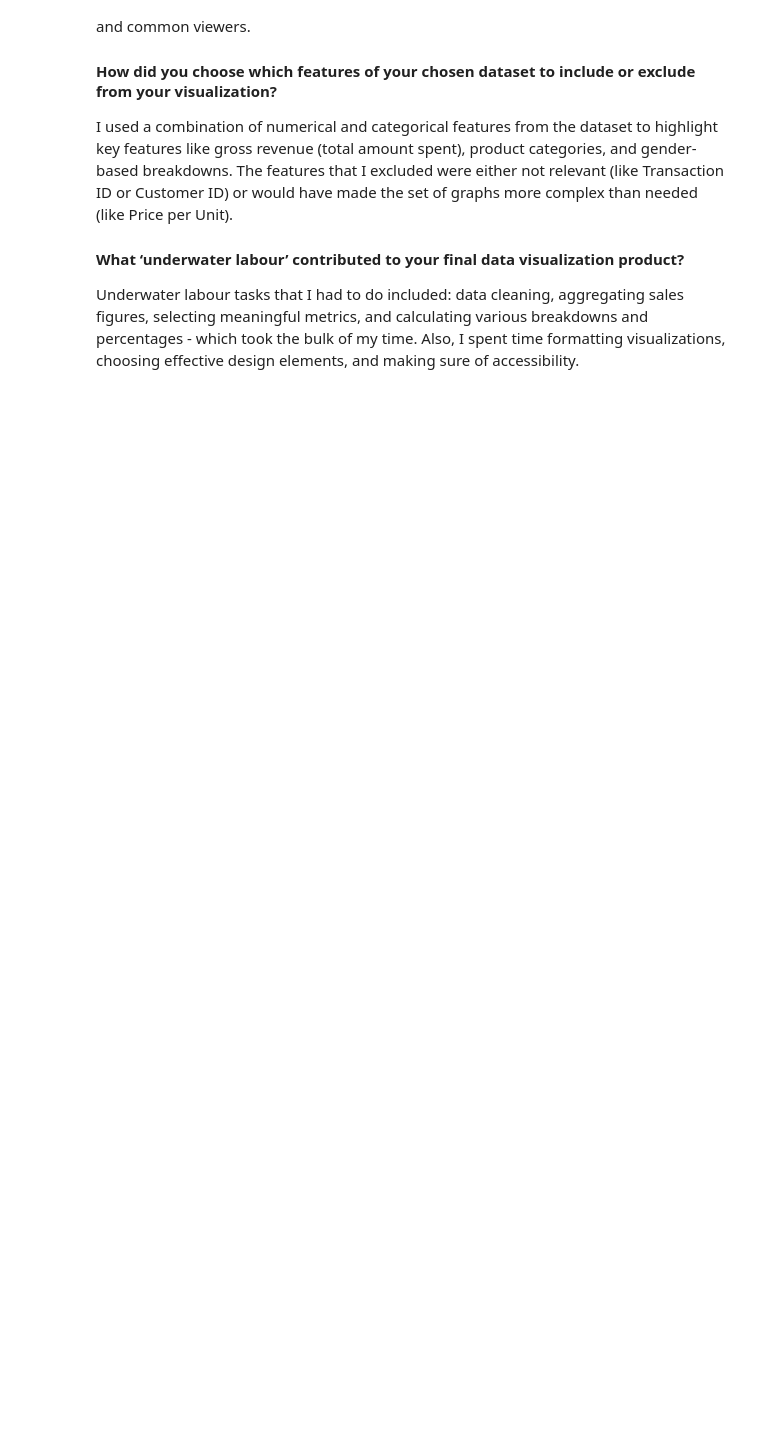
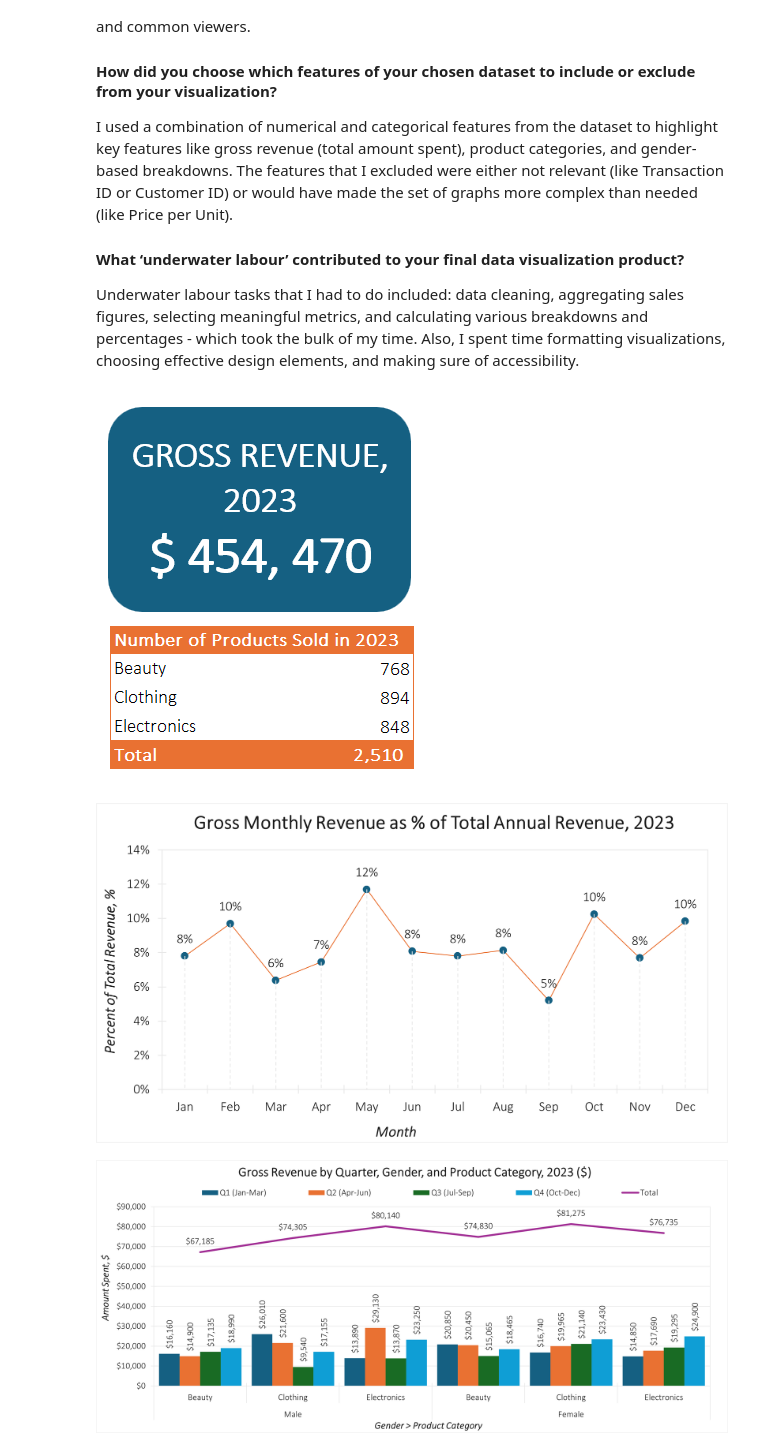
Before and after one commit to tazeenq/visualization, a Jupyter notebook: 02_activities/assignments/assignment_4/Visualization2.ipynb, the cells around one changed output. Cells and saved outputs as stored; diff of their text form; code cells hidden in the pictures; blank space fills up the shorter version.

Commit message:
Updated Visualization2.ipynb - now complete with the graphs

```diff
--- a/02_activities/assignments/assignment_4/Visualization2.ipynb
+++ b/02_activities/assignments/assignment_4/Visualization2.ipynb
@@ -45 +45,34 @@ Underwater labour tasks that I had to do included: data cleaning, aggregating sa
 Also, I spent time formatting visualizations, choosing effective design elements, and making sure of accessibility.
+# %%
+from PIL import Image
+from IPython.display import display
+
+
+visualization_2_0_path = "C:\\Users\\TazeenQ\\visualization\\02_activities\\assignments\\assignment_4\\Visualization2.0.png"
+visualization_2_1_path = "C:\\Users\\TazeenQ\\visualization\\02_activities\\assignments\\assignment_4\\Visualization2.1.png"
+visualization_2_2_path = "C:\\Users\\TazeenQ\\visualization\\02_activities\\assignments\\assignment_4\\Visualization2.2.png"
+visualization_2_3_path = "C:\\Users\\TazeenQ\\visualization\\02_activities\\assignments\\assignment_4\\Visualization2.3.png"
+visualization_2_4_path = "C:\\Users\\TazeenQ\\visualization\\02_activities\\assignments\\assignment_4\\Visualization2.4.png"
+
+
+
+
+graph0 = Image.open(visualization_2_0_path)
+graph1 = Image.open(visualization_2_1_path)
+graph2 = Image.open(visualization_2_2_path)
+graph3 = Image.open(visualization_2_3_path)
+graph4 = Image.open(visualization_2_4_path)
+
+
+
+
+
+display(graph0)
+display(graph1)
+display(graph2)
+display(graph3)
+display(graph4)
+# %% [output]
+[figure, added]
+[figure, added]
+[figure, added]
```
Also changed, not shown: parts of 1 cell of this notebook.
